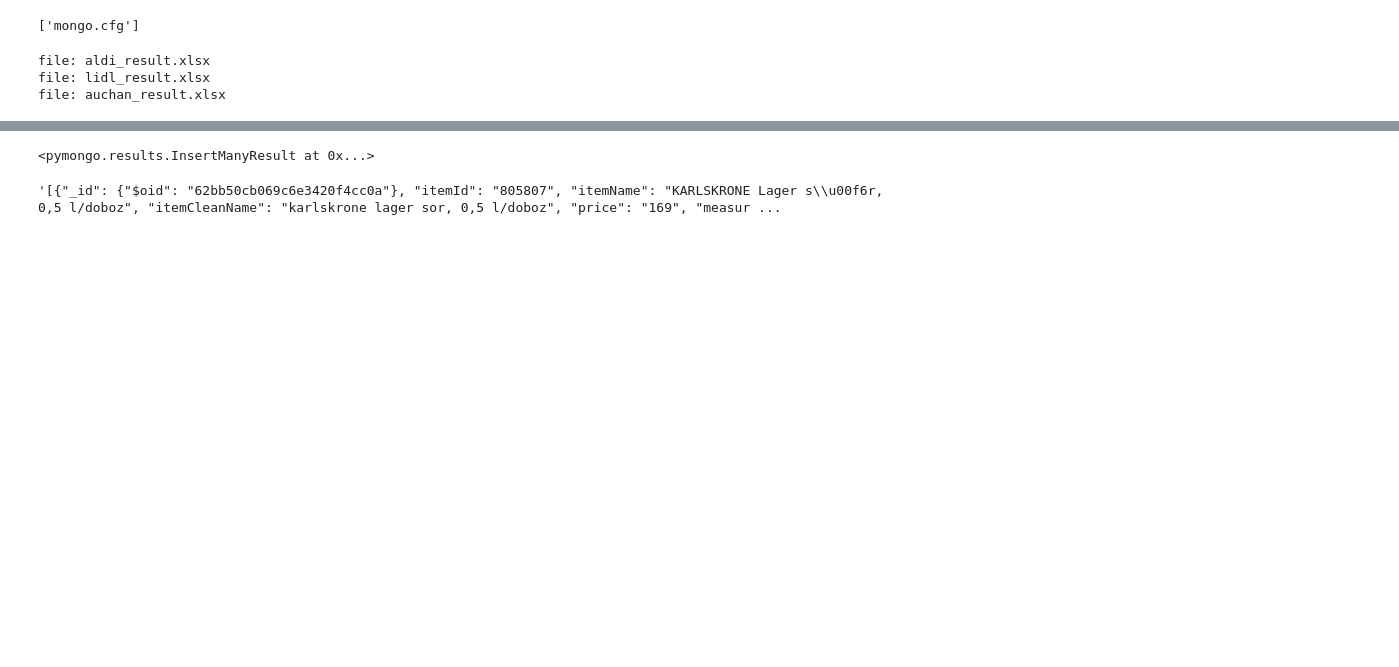
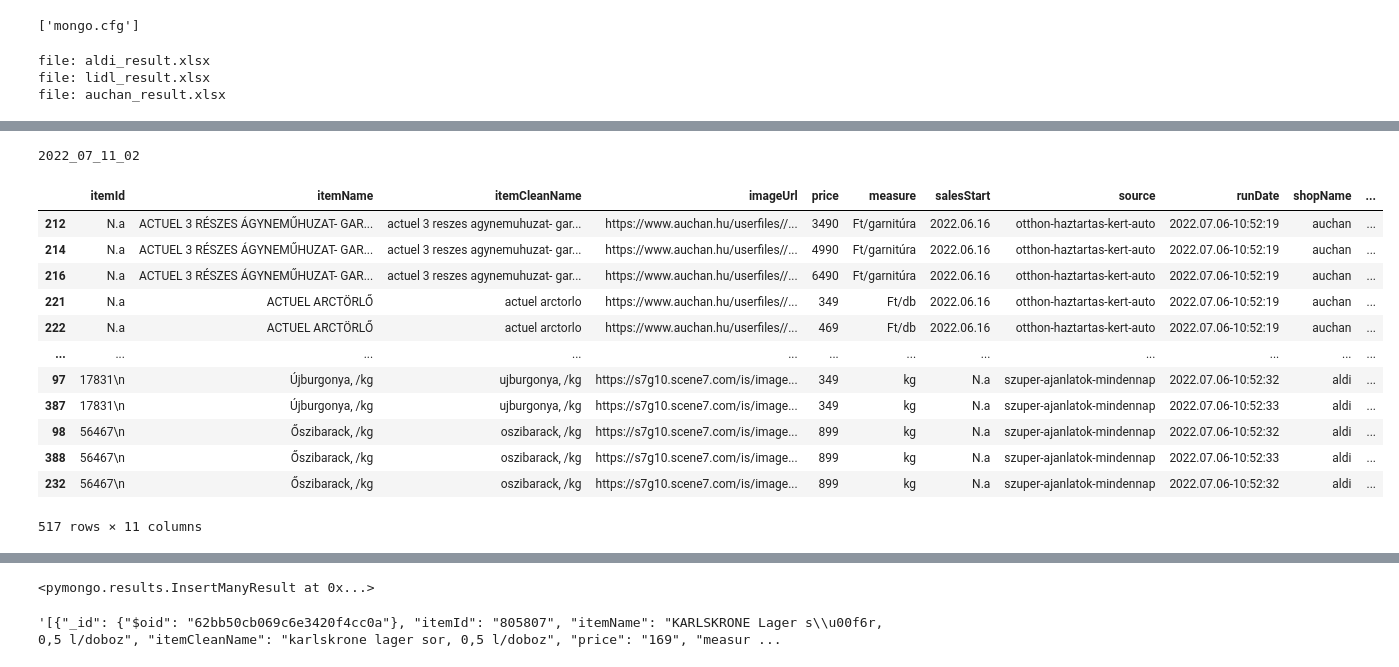
Before and after one commit to kulig1985/hot-deals-py-be, a Jupyter notebook: mongo_insert.ipynb, the cells around one changed output, grey strips where cells are left out. Saved outputs shown, nothing was run; the diff lists cells and outputs as text; code cells hidden in the pictures; blank space fills up the shorter version.

```diff
--- a/mongo_insert.ipynb
+++ b/mongo_insert.ipynb
@@ -56,0 +60,28 @@ df_all_result
+# %%
+df_all_result['price'] = df_all_result['price'].astype(int)
+# %%
+now = datetime.now() # current date and time
+
+date_time = now.strftime("%Y_%m_%H_%M")
+print(date_time)
+# %% [output]
+2022_07_11_02
+# %%
+df_all_result['timeKey'] = date_time
+# %%
+names = df_all_result["itemName"]
+df_all_result[names.isin(names[names.duplicated()])].sort_values("itemName")
+# %% [output]
+|  | itemId | itemName | itemCleanName | imageUrl | price | measure | salesStart | source | runDate | shopName | ... |
+| 212 | N.a | ACTUEL 3 RÉSZES ÁGYNEMŰHUZAT- GAR... | actuel 3 reszes agynemuhuzat- gar... | https://www.auchan.hu/userfiles//... | 3490 | Ft/garnitúra | 2022.06.16 | otthon-haztartas-kert-auto | 2022.07.06-10:52:19 | auchan | ... |
+| 214 | N.a | ACTUEL 3 RÉSZES ÁGYNEMŰHUZAT- GAR... | actuel 3 reszes agynemuhuzat- gar... | https://www.auchan.hu/userfiles//... | 4990 | Ft/garnitúra | 2022.06.16 | otthon-haztartas-kert-auto | 2022.07.06-10:52:19 | auchan | ... |
+| 216 | N.a | ACTUEL 3 RÉSZES ÁGYNEMŰHUZAT- GAR... | actuel 3 reszes agynemuhuzat- gar... | https://www.auchan.hu/userfiles//... | 6490 | Ft/garnitúra | 2022.06.16 | otthon-haztartas-kert-auto | 2022.07.06-10:52:19 | auchan | ... |
+| 221 | N.a | ACTUEL ARCTÖRLŐ | actuel arctorlo | https://www.auchan.hu/userfiles//... | 349 | Ft/db | 2022.06.16 | otthon-haztartas-kert-auto | 2022.07.06-10:52:19 | auchan | ... |
+| 222 | N.a | ACTUEL ARCTÖRLŐ | actuel arctorlo | https://www.auchan.hu/userfiles//... | 469 | Ft/db | 2022.06.16 | otthon-haztartas-kert-auto | 2022.07.06-10:52:19 | auchan | ... |
+| ... | ... | ... | ... | ... | ... | ... | ... | ... | ... | ... | ... |
+| 97 | 17831\n | Újburgonya, /kg | ujburgonya, /kg | https://s7g10.scene7.com/is/image... | 349 | kg | N.a | szuper-ajanlatok-mindennap | 2022.07.06-10:52:32 | aldi | ... |
+| 387 | 17831\n | Újburgonya, /kg | ujburgonya, /kg | https://s7g10.scene7.com/is/image... | 349 | kg | N.a | szuper-ajanlatok-mindennap | 2022.07.06-10:52:33 | aldi | ... |
+| 98 | 56467\n | Őszibarack, /kg | oszibarack, /kg | https://s7g10.scene7.com/is/image... | 899 | kg | N.a | szuper-ajanlatok-mindennap | 2022.07.06-10:52:32 | aldi | ... |
+| 388 | 56467\n | Őszibarack, /kg | oszibarack, /kg | https://s7g10.scene7.com/is/image... | 899 | kg | N.a | szuper-ajanlatok-mindennap | 2022.07.06-10:52:33 | aldi | ... |
+| 232 | 56467\n | Őszibarack, /kg | oszibarack, /kg | https://s7g10.scene7.com/is/image... | 899 | kg | N.a | szuper-ajanlatok-mindennap | 2022.07.06-10:52:32 | aldi | ... |
+517 rows × 11 columns
```
Also changed, not shown: parts of 24 cells of this notebook, 10 other files.
